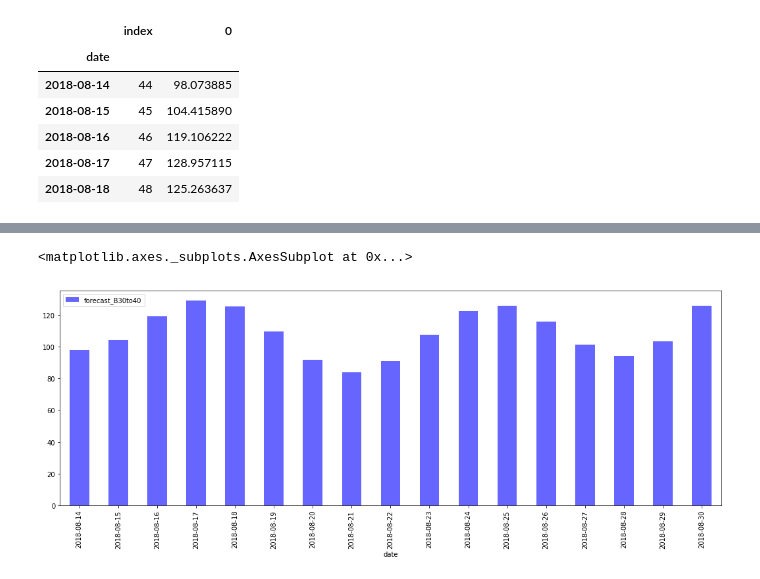
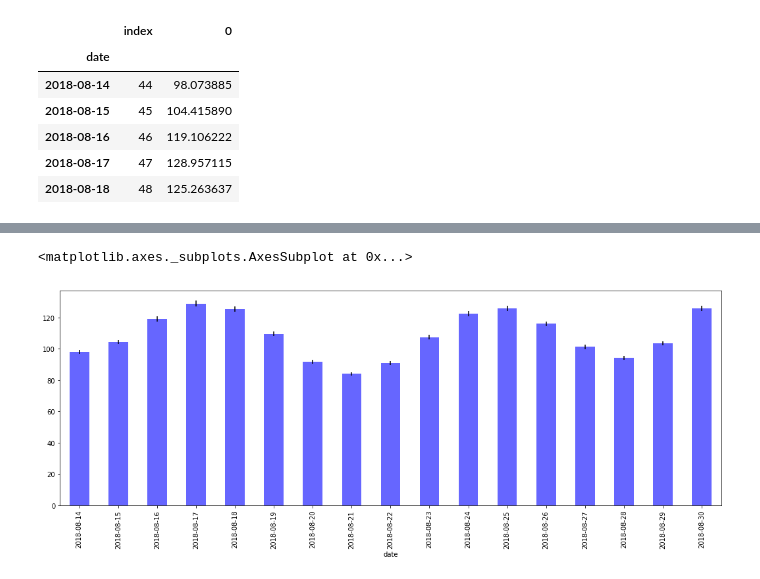
Before and after one commit to JoekingCooper/btakehometask, a Jupyter notebook: notebooks/7_Forecasting_Bespoke_Model.ipynb, the cells around one changed output, grey strips where cells are left out. Drawn from its saved outputs; the diff is of its cells as text; code cells hidden in the pictures.

Commit message:
Looking into propagating errors properly

```diff
--- a/notebooks/7_Forecasting_Bespoke_Model.ipynb
+++ b/notebooks/7_Forecasting_Bespoke_Model.ipynb
@@ -124,8 +131,10 @@ guess_freq = 1
 guess_amp = 1
 guess= [guess_amp, guess_freq, guess_phase, guess_mean]
 errfunc = lambda o, x1, y: monthly_trend_forecaster(x1,o) - y # Distance to the target function, through linear combination.
-o2, success = opt.leastsq(errfunc, guess[:], args=(x1, y))
-print(o2,success)
+fullout = opt.leastsq(errfunc, guess[:], args=(x1, y),full_output=1)
+o2,cov_o2,infodict,mesg,ier=fullout
+perr2 = np.sqrt(np.diag(cov_o2))
+print(o2,cov_o2)
 print(np.mean(y))
 f, ax = plt.subplots(1,figsize=(18,6))
 forecast_august['between30and40'].plot(kind='bar', ax=ax,color='blue',alpha=0.6,label='between30and40')
@@ -136,3 +148,6 @@ ax.plot(x1,monthly_trend_forecaster(x1,o2),color='k')
 141.47725144191412
 [<matplotlib.lines.Line2D at 0x...>]
 [figure]
+# %%
+error_comb_o2=np.sqrt((perr2[0]/o2[0])**2+(perr2[1]/o2[1])**2+(perr2[2]/o2[2])**2)+(perr2[3]/o2[3])
+print(error_comb_o2)
@@ -139,3 +156,5 @@ ax.plot(x1,monthly_trend_forecaster(x1,o2),color='k')
+# %%
+error_percent_tot=np.sqrt(error_comb_o1**2+error_comb_o2**2)
 # %%
 #def comb_func(x1,o1,o2):
 #    return (monthly_trend_forecaster(x1,o1)+monthly_trend_forecaster(x1,o2))/2.#This dampens the signal a little, better to use the lower function
@@ -239,3 +258,6 @@ df_b34.head()
 df_b34.drop(['index'],axis=1,inplace=True)
 # %%
 df_b34.rename(columns={0: "forecast_B30to40"},inplace=True)
+# %%
+df_b34['forecast_error']=df_b34.apply(lambda x:x*error_percent_tot)
+df_b34.head()
@@ -242,6 +272,6 @@ df_b34.rename(columns={0: "forecast_B30to40"},inplace=True)
 # %%
 f, ax = plt.subplots(1,figsize=(18,6))
-df_b34.plot(kind='bar', ax=ax,color='blue',alpha=0.6,label='Forecast_30to40')
+df_b34['forecast_B30to40'].plot(kind='bar',yerr=df_b34['forecast_error'], ax=ax,color='blue',alpha=0.6,label='Forecast_30to40')
 # %% [output]
 <matplotlib.axes._subplots.AxesSubplot at 0x...>
-[figure, old version]
+[figure, new version]
```
Also changed, not shown: parts of 5 cells of this notebook.
